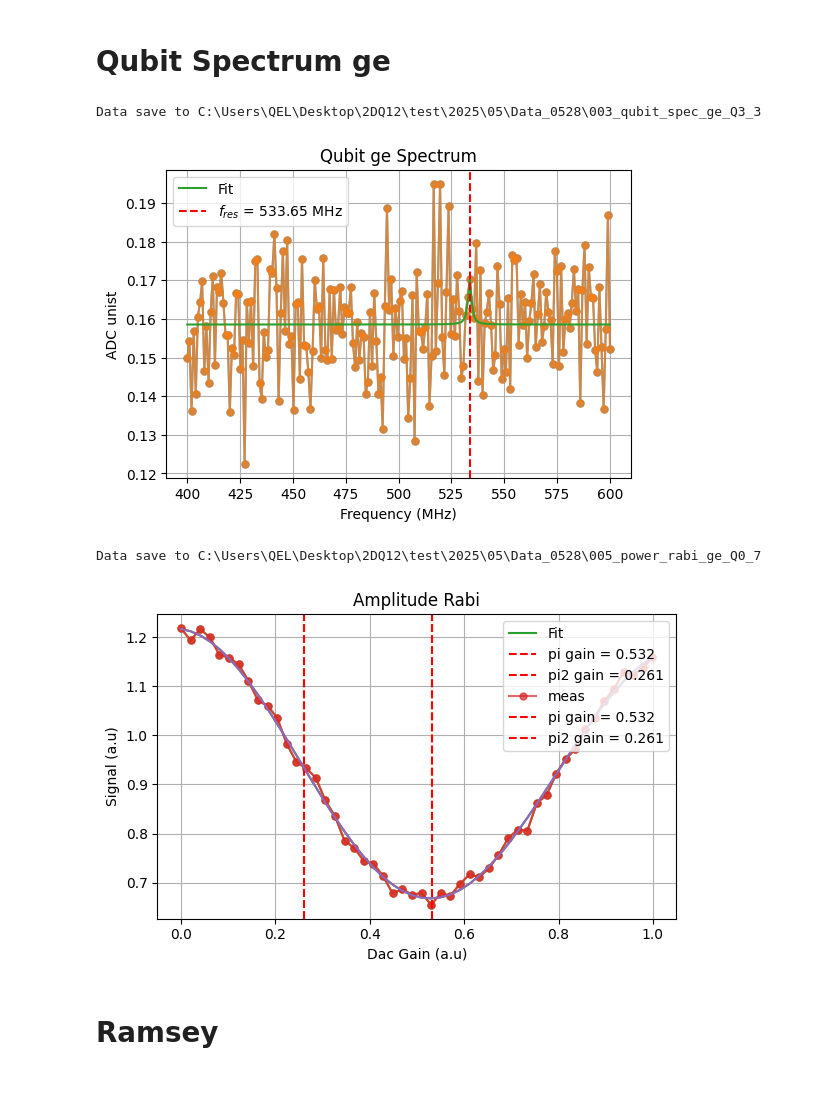
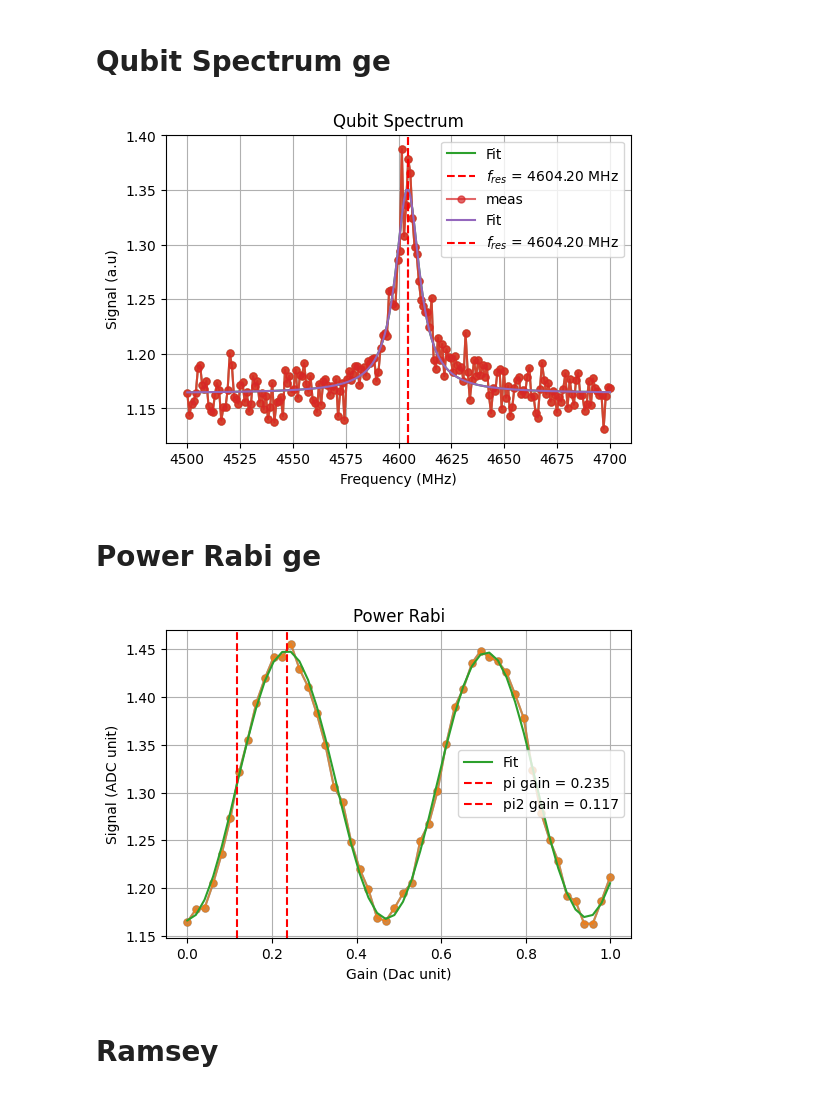
Before and after one commit to JayChien04717/tprocv2_guidemo, a Jupyter notebook: Desktop/tprocv2_guidemo-main/autorun.ipynb, the cells around one changed output. Cells and saved outputs as stored; diff of their text form; code cells hidden in the pictures.

```diff
--- a/Desktop/tprocv2_guidemo-main/autorun.ipynb
+++ b/Desktop/tprocv2_guidemo-main/autorun.ipynb
@@ -55,15 +77,18 @@ config['trig_time']=0.49
 # Resonator OneTone
 # %%
 from single_qubit_pyscrip_v1_1.s002_res_spec_ge import Resonator_onetone
-
-run_cfg = select_config_idx(config, qubit_idx)
 
 START_FREQ = config['res_freq_ge'][qubit_idx]- 50  # [MHz]
 STOP_FREQ = config['res_freq_ge'][qubit_idx] + 50   # [MHz]
 STEPS = 101
+
+
+config['res_gain_ge'][qubit_idx] = 0.2
+run_cfg = select_config_idx(config, qubit_idx)
+
 run_cfg.update([('steps', STEPS),
                 ('res_freq_ge', QickSweep1D('freqloop', START_FREQ, STOP_FREQ)),
-                ('res_gain_ge',0.2)
+                ('relax_delay', 1)
                 ])
 
 onetone = Resonator_onetone(soc, soccfg, run_cfg)
@@ -71,6 +96,6 @@ onetone = Resonator_onetone(soc, soccfg, run_cfg)
 fres = onetone.run(py_avg=10, liveplot=True)
 # result = onetone.plot_circle()
 ## update value ##
-config['res_freq_ge'][qubit_idx] = fres
-onetone.saveLabber(qubit_idx, save_sim=True)
+config['res_freq_ge'][qubit_idx] = round(fres[0]/1e6,4)
+onetone.saveLabber(qubit_idx, Yoko_current,save_sim=True)
 # %% [output]
@@ -103,49 +129,54 @@ from single_qubit_pyscrip_v1_1.s003_qubit_spec_ge import Qubit_Twotone
 
 run_cfg = select_config_idx(config, qubit_idx)
 
-cemter = 500
+cemter = 4600
 SPAN = 100
 START_FREQ = cemter - SPAN # [MHz]
 STOP_FREQ = cemter + SPAN  # [MHz]
 STEPS = 200
+
+
 run_cfg.update([('steps', STEPS),
                 ('qubit_freq_ge', QickSweep1D('freqloop', START_FREQ, STOP_FREQ)),
                 ('qmixer_freq',cemter),
-                ('qubit_gain_ge', 0.3),
+                ('qubit_gain_ge', 0.1),
+                # ('res_gain_ge', 0.2),
                 ('relax_delay',1)
                 ])
 
 spectrum_ge = Qubit_Twotone(soc, soccfg, run_cfg)
 f_ge = spectrum_ge.run(20, liveplot=True)
-# f_ge = spectrum_ge.plot()
+f_ge = spectrum_ge.plot()
 config['qubit_freq_ge'][qubit_idx] = f_ge
 config['qmixer_freq'][qubit_idx] = f_ge
-spectrum_ge.saveLabber(qubit_idx, save_sim=True)
+# spectrum_ge.saveLabber(qubit_idx, save_sim=True)
 # %% [output]
-Data save to C:\Users\QEL\Desktop\2DQ12\test\2025\05\Data_0528\003_qubit_spec_ge_Q3_3
-[figure, old version]
+[figure, new version]
+# %% [markdown]
+# Power Rabi ge
 # %%
 from single_qubit_pyscrip_v1_1.s005_power_rabi_ge import Amp_Rabi
 
 
 START_GAIN = 0.0  # [DAC units]
 STOP_GAIN = 1  # [DAC units]
 STEPS = 50
-config["sigma"][qubit_idx] = 0.3
-config['relax_delay'] = 50
+
+config["sigma"][qubit_idx] = 0.03
+config['relax_delay'] = 100
 run_cfg = select_config_idx(config, qubit_idx)
+
 run_cfg.update([
     ('steps', STEPS),
     ('qubit_gain_ge',QickSweep1D('gainloop', START_GAIN, STOP_GAIN)),
     ])
 
 prabi = Amp_Rabi(soc, soccfg, run_cfg)
-prabi.run(50, liveplot=True)
-config['qubit_pi_gain_ge'][qubit_idx], config['qubit_pi2_gain_ge'][qubit_idx] = prabi.plot()
-prabi.saveLabber(qubit_idx)
+config['qubit_pi_gain_ge'][qubit_idx], config['qubit_pi2_gain_ge'][qubit_idx] = prabi.run(50, liveplot=True)
+# config['qubit_pi_gain_ge'][qubit_idx], config['qubit_pi2_gain_ge'][qubit_idx] = prabi.plot()
+# prabi.saveLabber(qubit_idx)
 # %% [output]
-Data save to C:\Users\QEL\Desktop\2DQ12\test\2025\05\Data_0528\005_power_rabi_ge_Q0_7
-[figure, old version]
+[figure, new version]
 # %% [markdown]
 # Ramsey
 # %%
```
Also changed, not shown: parts of 12 cells of this notebook, 9 other files.
